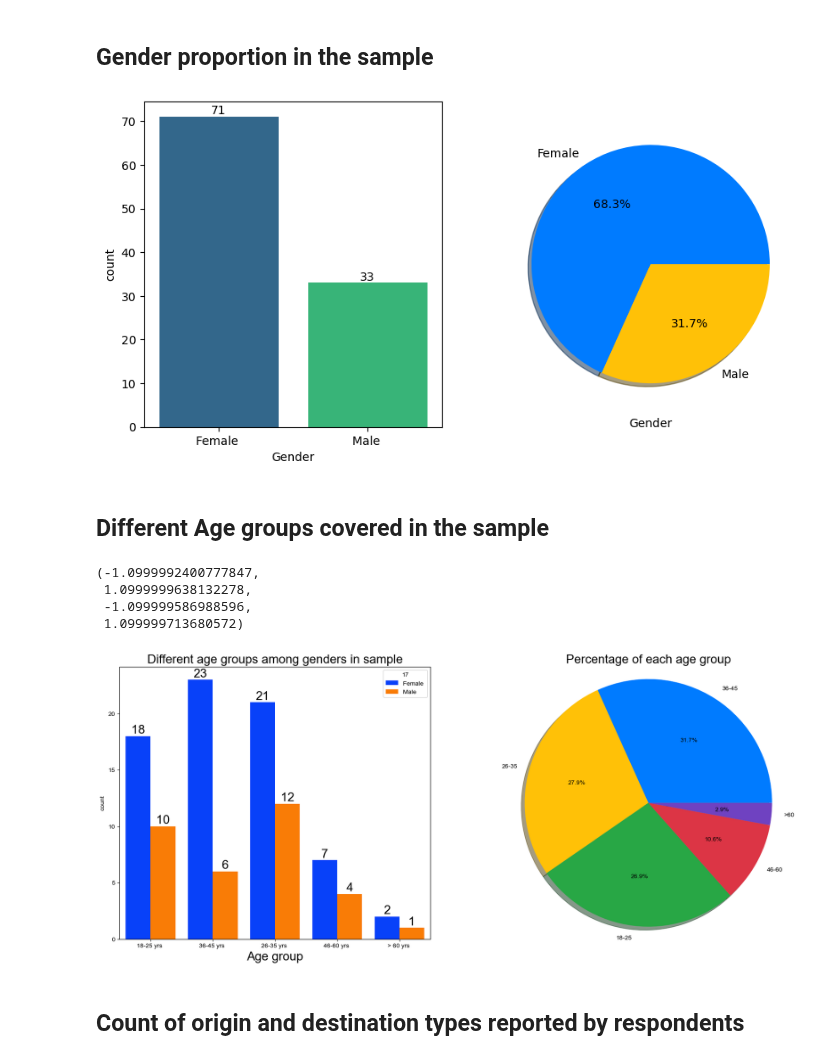
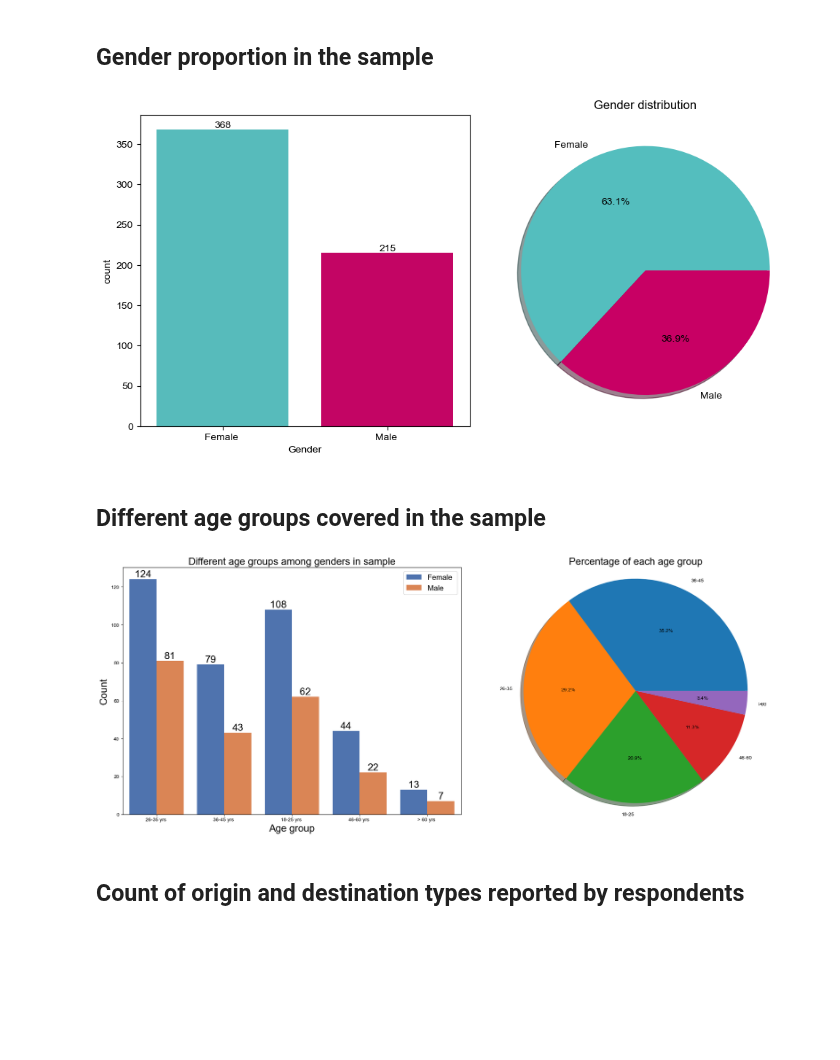
Before and after one commit to Gavaskar24/Metro, a Jupyter notebook: notebook/metro2.ipynb, the cells around one changed output. Drawn from its saved outputs; the diff is of its cells as text; code cells hidden in the pictures; blank space fills up the shorter version.

```diff
--- a/notebook/metro2.ipynb
+++ b/notebook/metro2.ipynb
@@ -9,7 +11,7 @@ import re
 # %%
 file_path='E:/Metro2/raw_data//'
 # file_path='E:/Metro2/artifacts//'
-df=pd.read_csv(file_path+'Metro survey no 2 post-processed data Q12c and Q23 updated (17-05-2024 to 18-05-2023) 104 samples.csv')
+df=pd.read_csv(file_path+'Data.csv')
 # %%
 for column in df.select_dtypes(include='object').columns:
     if re.match(r'^12c\([a-e]\)$', column):
@@ -147,12 +189,12 @@ Anshu                      7.76 min
 # %%
-df['Person_Index'] = df.groupby('1').cumcount()
+# df['Person_Index'] = df.groupby('1').cumcount()
 
-# Plotting
-plt.figure(figsize=(10, 6))
-sns.lineplot(data=df, x='Person_Index', y='time_diff', hue='1', marker='o')
-plt.xlabel('No of samples')
-plt.ylabel('Time Taken (minutes)')
-plt.title('Time Taken to Complete Task by Person')
-plt.grid(True)
-plt.legend(title='Intern')
-plt.show()
+# # Plotting
+# plt.figure(figsize=(10, 6))
+# sns.lineplot(data=df, x='Person_Index', y='time_diff', hue='1', marker='o')
+# plt.xlabel('No of samples')
+# plt.ylabel('Time Taken (minutes)')
+# plt.title('Time Taken to Complete Task by Person')
+# plt.grid(True)
+# plt.legend(title='Intern')
+# plt.show()
@@ -201,41 +246,58 @@ plt.show()
-# %% [markdown]
-## Gender proportion in the sample
+# %%
+display(HTML(f"<h2>Gender proportion in the sample</h2>"))
+# %% [output]
+Gender proportion in the sample
 # %%
-f,ax=plt.subplots(1,2,figsize=(10,5))
+colors = ["#54bebe", "#c80064"]  # Color for Female and Male
 
-sns.countplot(x=df['17'],data=df,palette='viridis',ax=ax[0],saturation=0.95)
+# Create subplots
+f, ax = plt.subplots(1, 2, figsize=(10, 5))
+
+# Bar chart
+sns.countplot(x='17', data=df, palette=colors, ax=ax[0], saturation=0.95)
 ax[0].xaxis.set_label_text('Gender')
 for container in ax[0].containers:
-    ax[0].bar_label(container,color='black',size=10)
-plt.pie(x=df['17'].value_counts(),labels=['Female','Male'],autopct='%1.1f%%',shadow=True,colors=['#007bff','#ffc107'])
-plt.xlabel('Gender')
+    ax[0].bar_label(container, color='black', size=10)
+
+# Pie chart
+gender_counts = df['17'].value_counts()
+ax[1].pie(gender_counts, labels=gender_counts.index, autopct='%1.1f%%', shadow=True, colors=colors)
+ax[1].set_title('Gender distribution')
+
+plt.tight_layout()
 plt.show()
 # %% [output]
-[figure, old version]
+[figure, new version]
-# %% [markdown]
-## Different Age groups covered in the sample
+# %%
+display(HTML(f"<h2>Different age groups covered in the sample</h2>"))
+# %% [output]
+Different age groups covered in the sample
 # %%
 plt.rcParams['font.family'] = 'Arial'
 f,ax=plt.subplots(1,2,figsize=(20,8))
-sns.countplot(x=df['18'],data=df,palette = 'bright',hue='17',saturation=0.95,ax=ax[0])
+sns.countplot(x=df['18'],data=df,palette = 'deep',hue='17',saturation=0.95,ax=ax[0])
 ax[0].set_title('Different age groups among genders in sample',color='black',size=20)
 ax[0].xaxis.set_label_text('Age group',size=20)
+ax[0].yaxis.set_label_text('Count',size=20)
+ax[0].tick_params(axis='x', rotation=0)
+ax[0].legend(loc='upper right',ncol=1,fontsize=15)
 for container in ax[0].containers:
     ax[0].bar_label(container,color='black',size=20)
 
 plt.subplot(1, 2, 2)
-plt.pie(x=df['18'].value_counts(), labels=['36-45', '26-35', '18-25', '46-60', '>60'], autopct='%1.1f%%', shadow=True,
-         colors = ['#007bff', '#ffc107', '#28a745', '#dc3545', '#6f42c1'])
+
+
+plt.pie(x=df['18'].value_counts(), labels=['36-45', '26-35', '18-25', '46-60', '>60'], autopct='%1.1f%%', shadow=True)
 plt.title('Percentage of each age group', size=20)
 plt.axis('equal')
+plt.tight_layout()
+plt.show()
 # %% [output]
-(-1.0999992400777847,
- 1.0999999638132278,
- -1.099999586988596,
- 1.099999713680572)
-[figure, old version]
+[figure, new version]
-# %% [markdown]
-## Count of origin and destination types reported by respondents
+# %%
+display(HTML(f"<h2>Count of origin and destination types reported by respondents</h2>"))
+# %% [output]
+Count of origin and destination types reported by respondents
 # %%
 place_dict={ 'Social/Religious place ':'Social', 'Friend/Relative’s place ':'Friend place',
        'Work/Business place ':'Work', 'School/College ':'College', 'Shopping place ':'Shopping'
```
Also changed, not shown: parts of 69 cells of this notebook, 2 other files.
